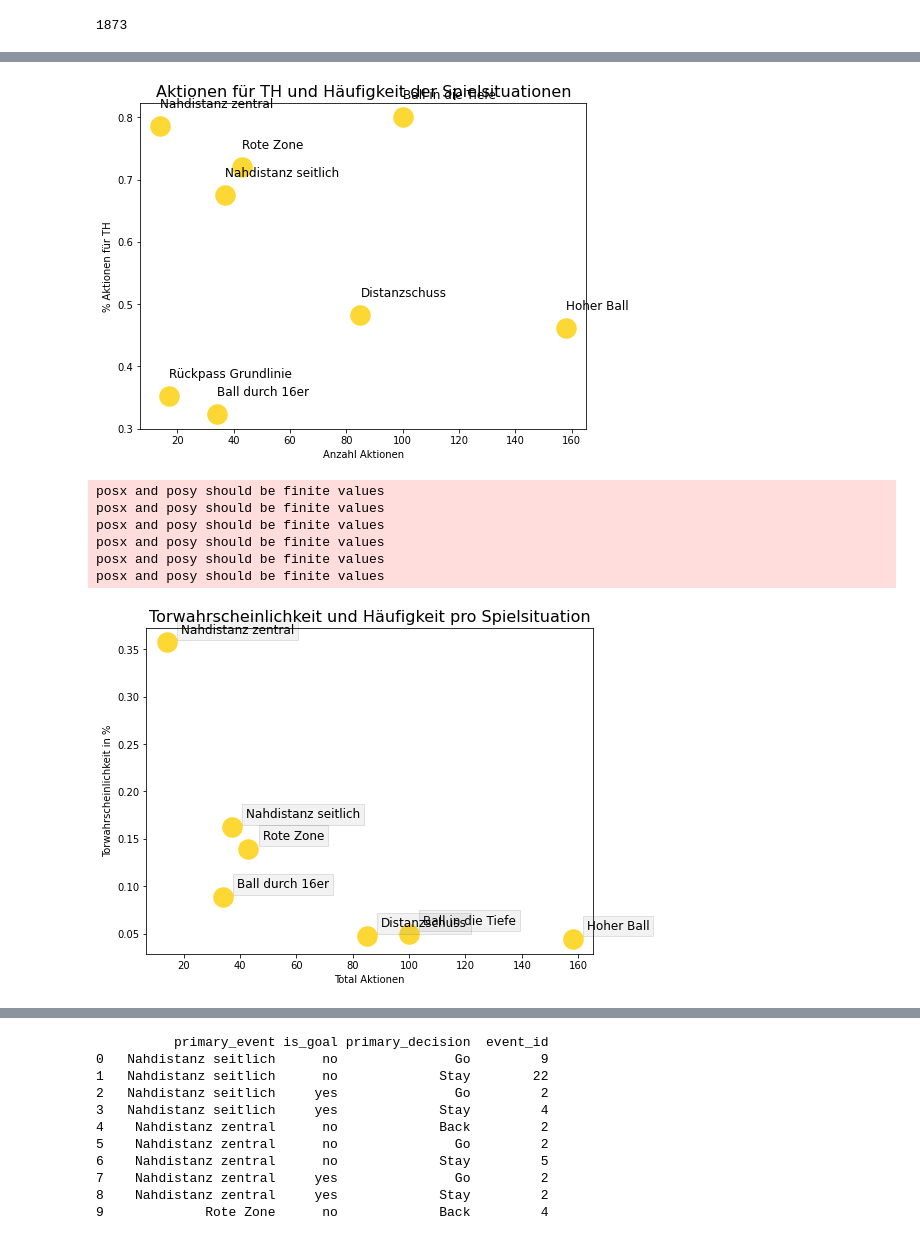
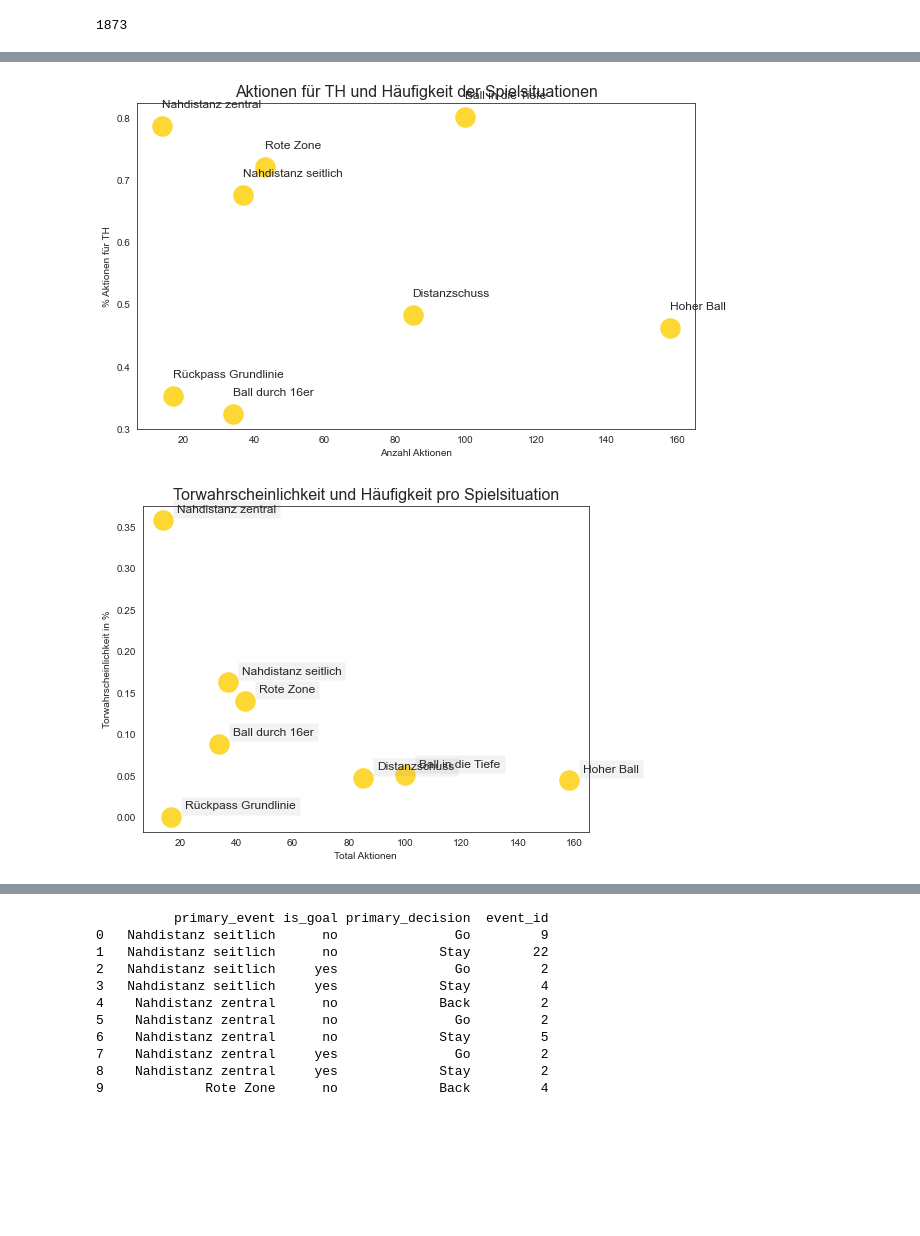
Before and after one commit to keepertrainer78698/youth-base, a Jupyter notebook: game-stats/keeperstats.ipynb, the cells around one changed output, grey strips where cells are left out. Saved outputs shown, nothing was run; the diff lists cells and outputs as text; code cells hidden in the pictures; blank space fills up the shorter version.

```diff
--- a/game-stats/keeperstats.ipynb
+++ b/game-stats/keeperstats.ipynb
@@ -6,12 +6,12 @@ import numpy as np
 from matplotlib import pyplot as plt
 import seaborn as sns
 
+!ln -s /Users/matthiashugli/Virtualenvs/youth-base/youth-base/config.py config.py
+from config import s3
+import io
+
 ## Global defintions and settings
-color_yellow = '#FDD835'
-color_yellow_2 = '#FBC02D'
-color_yellow_3 = '#F9A825'
-color_palette_dual = ['#FDD835', '#212121']
-color_palette_triple = ['#FDD835', '#FBC02D', '#F9A825']
-#color_palette = ['#212121', '#FDD835', '#FBC02D', '#F9A825', '#F57F17', '#9E9E9E', '#757575', '#616161', '#424242']
+color_palette_yellows = ['#FDD835', '#FBC02D', '#F9A825', '#F57F17', '#FFF9C4', '#FFF59D', '#FFF176', '#FFEE58', '#FFEB3B']
 
-color_palette_yellows = ['#FDD835', '#FBC02D', '#F9A825', '#F57F17', '#FFF9C4', '#FFF59D', '#FFF176', '#FFEE58', '#FFEB3B']
+sns.set_style('white')
+sns.set_palette(sns.color_palette(color_palette_yellows))
@@ -19,0 +22,12 @@ color_palette_yellows = ['#FDD835', '#FBC02D', '#F9A825', '#F57F17', '#FFF9C4',
+# %%
+## Load Fact Data of recorded games from S3 bucket
+
+bucket_name = 'game-statistics'
+
+events_df = pd.DataFrame()
+for obj in s3.Bucket(bucket_name).objects.all():
+    data = obj.get()['Body'].read()
+    file = pd.read_csv(io.BytesIO(data))
+    events_df = events_df.append(file)
+
+events_df.dropna()
@@ -20,12 +36,6 @@ color_palette_yellows = ['#FDD835', '#FBC02D', '#F9A825', '#F57F17', '#FFF9C4',
 # %%
-# Fact Data Recorded Games & Situations
+## Load Factless Fact Data from recorded games
 imported_games = pd.read_csv('Spielanalyse-Grid View.csv')
-
-imported_gamesituations1 = pd.read_csv('Spielsituationen-Datatable-05sept20.csv')
-imported_gamesituations2 = pd.read_csv('Spielsituationen-Datatable-20june20.csv')
-
-events_df = pd.concat([imported_gamesituations1, imported_gamesituations2])
-events_df.dropna()
 
 # Dimension Data Goalkeepers
 imported_keepers = pd.read_csv('TH Spielanalyse-Grid view.csv')
@@ -60,9 +70,6 @@ print(count_games_level)
 7   U21        6
 # %%
 # Clean Fact Table with recorded events
-
-# -- Merge csv import files with recorded events
-events_df = pd.concat([imported_gamesituations1, imported_gamesituations2])
 
 # -- Add new column to categorize game phase
 events_df.loc[(events_df.game_phase == 'Wir haben den Ball') | (events_df.game_phase == 'Wir gewinnen den Ball'), 'phase'] = 'off'
@@ -209,48 +199,50 @@ critical_defensive_events = critical_defensive_events[(critical_defensive_events
 
 event_decision = critical_defensive_events[critical_defensive_events['primary_event'] == 'Nahdistanz zentral']
 group_event_decision = event_decision.groupby(['outcome', 'primary_decision']).event_id.count().reset_index()
 pivot_event_decision = group_event_decision.pivot(index='outcome', columns='primary_decision', values='event_id')
 
 group_critical_events = critical_defensive_events.groupby(['primary_event', 'gk_reaction']).event_id.count().reset_index()
 #pivot_event_decision = group_critical_events.pivot(index='outcome', columns='primary_decision', values='event_id').reset_index()
 pivot_critical_events = group_critical_events.pivot(index='primary_event', columns='gk_reaction', values='event_id').reset_index()
 
 #values = pivot_critical_events.iloc[:,0:].columns
 
 #for x in pivot_critical_events[values]:
  #    if x in values:
   #      pivot_critical_events[x] = pivot_critical_events[x] / pivot_critical_events[x].sum()
 
 pivot_critical_events['total'] = pivot_critical_events['no'] + pivot_critical_events['yes']
 pivot_critical_events['perc of gk reaction'] = pivot_critical_events['yes'] / pivot_critical_events['total']
 pivot_critical_events = pivot_critical_events.drop(columns=['no', 'yes'])
 
-plt.figure(figsize=(8,6))
+plt.figure(figsize=(10,6))
 #plt.scatter('total', 'perc of gk reaction', data=pivot_critical_events, label='primary_event', c=color_yellow, s=500)
-sns.scatterplot(x='total', y='perc of gk reaction', s=500, data=pivot_critical_events, color=color_yellow)
+sns.scatterplot(x='total', y='perc of gk reaction', s=500, data=pivot_critical_events)
 
 plt.xlabel('Anzahl Aktionen')
 plt.ylabel('% Aktionen für TH')
 plt.title('Aktionen für TH und Häufigkeit der Spielsituationen', fontsize=16)
 for i, label in enumerate(pivot_critical_events.primary_event):
     plt.text(pivot_critical_events.total[i], pivot_critical_events['perc of gk reaction'][i]+0.03, label, fontsize=12)
 
 plt.savefig('torhüter_aktionen.png')
 plt.show()
 # %% [output]
-[figure, old version]
+[figure, new version]
 # %%
 ## Analysis of Goals
 
 critical_defensive_events['is_goal'] = critical_defensive_events.outcome.apply(lambda x: 'yes' if x == "Tor" else 'no')
 group_goal_events = critical_defensive_events.groupby(['primary_event', 'is_goal']).event_id.count().reset_index()
 pivot_goal_events = group_goal_events.pivot(index='primary_event', columns='is_goal', values='event_id').reset_index()
+pivot_goal_events['no'] = pivot_goal_events.no.fillna(0)
+pivot_goal_events['yes'] = pivot_goal_events.yes.fillna(0)
 pivot_goal_events['total_events'] = pivot_goal_events.no + pivot_goal_events.yes
 pivot_goal_events['goals_in_perc'] = pivot_goal_events.yes / pivot_goal_events.total_events
 pivot_goal_events = pivot_goal_events.drop(columns=['no', 'yes'])
 
 plt.figure(figsize=[8,6])
-sns.scatterplot(x='total_events', y='goals_in_perc', s=500, data=pivot_goal_events, color=color_yellow)
+sns.scatterplot(x='total_events', y='goals_in_perc', s=500, data=pivot_goal_events)
 
 for i in range(pivot_goal_events.shape[0]):
     plt.text(x=pivot_goal_events.total_events[i]+5,
@@ -266,13 +258,7 @@ plt.ylabel('Torwahrscheinlichkeit in %')
 plt.savefig('torwahrscheinlichkeit.png')
 plt.show()
 # %% [output]
-posx and posy should be finite values
-posx and posy should be finite values
-posx and posy should be finite values
-posx and posy should be finite values
-posx and posy should be finite values
-posx and posy should be finite values
-[figure, old version]
+[figure, new version]
 # %%
 ## Analysis von Hohen Bällen
 crosses = defensive_df[(defensive_df.game_event == 'Hoher Ball') & ((defensive_df.category == 'T3') | (defensive_df.category == 'T4'))]
```
Also changed, not shown: parts of 11 cells of this notebook, 7 other files.
